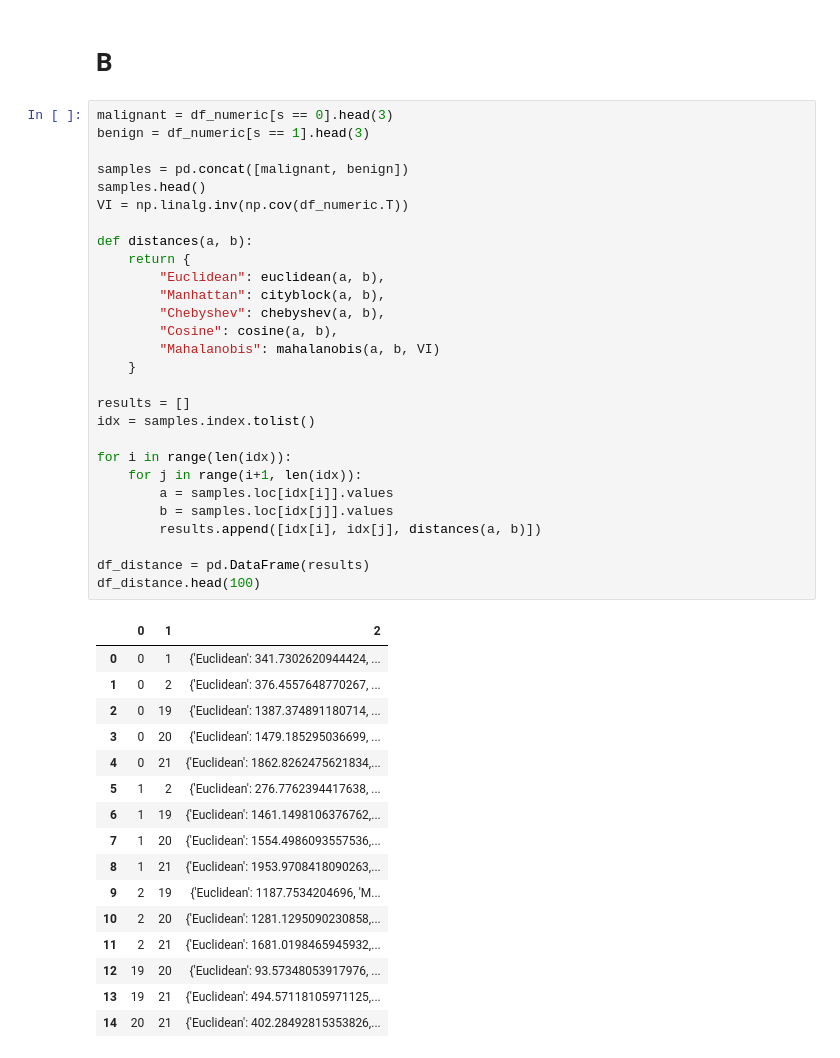
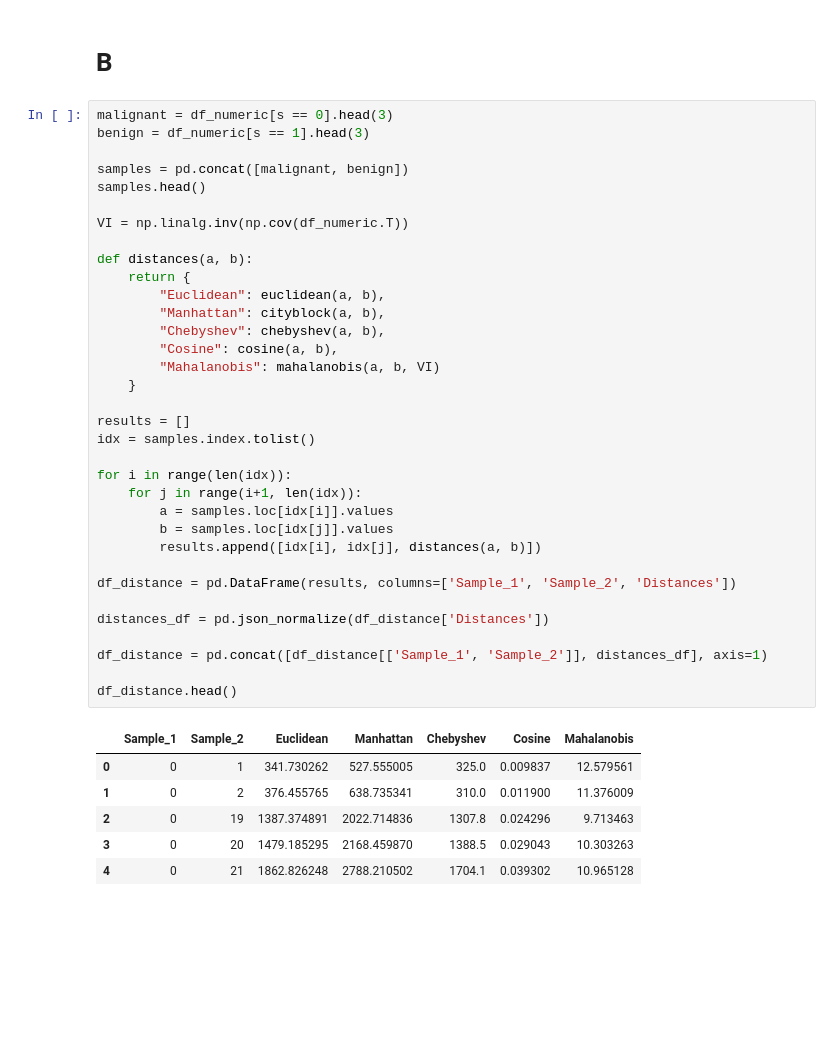
Before and after one commit to EbrahimNouri/AI_HW, a Jupyter notebook: HW6/HW6_2.ipynb, the cells around one changed output. Drawn from its saved outputs; the diff is of its cells as text; blank space fills up the shorter version.

```diff
--- a/HW6/HW6_2.ipynb
+++ b/HW6/HW6_2.ipynb
@@ -35,45 +22,41 @@ Length: 569, dtype: int64
 # %%
 malignant = df_numeric[s == 0].head(3)
 benign = df_numeric[s == 1].head(3)
 
 samples = pd.concat([malignant, benign])
 samples.head()
+
 VI = np.linalg.inv(np.cov(df_numeric.T))
 
 def distances(a, b):
     return {
         "Euclidean": euclidean(a, b),
         "Manhattan": cityblock(a, b),
         "Chebyshev": chebyshev(a, b),
         "Cosine": cosine(a, b),
         "Mahalanobis": mahalanobis(a, b, VI)
     }
 
 results = []
 idx = samples.index.tolist()
 
 for i in range(len(idx)):
     for j in range(i+1, len(idx)):
         a = samples.loc[idx[i]].values
         b = samples.loc[idx[j]].values
         results.append([idx[i], idx[j], distances(a, b)])
 
-df_distance = pd.DataFrame(results)
-df_distance.head(100)
+df_distance = pd.DataFrame(results, columns=['Sample_1', 'Sample_2', 'Distances'])
+
+distances_df = pd.json_normalize(df_distance['Distances'])
+
+df_distance = pd.concat([df_distance[['Sample_1', 'Sample_2']], distances_df], axis=1)
+
+df_distance.head()
 # %% [output]
-|  | 0 | 1 | 2 |
-| 0 | 0 | 1 | {'Euclidean': 341.7302620944424, ... |
-| 1 | 0 | 2 | {'Euclidean': 376.4557648770267, ... |
-| 2 | 0 | 19 | {'Euclidean': 1387.374891180714, ... |
-| 3 | 0 | 20 | {'Euclidean': 1479.185295036699, ... |
-| 4 | 0 | 21 | {'Euclidean': 1862.8262475621834,... |
-| 5 | 1 | 2 | {'Euclidean': 276.7762394417638, ... |
-| 6 | 1 | 19 | {'Euclidean': 1461.1498106376762,... |
-| 7 | 1 | 20 | {'Euclidean': 1554.4986093557536,... |
-| 8 | 1 | 21 | {'Euclidean': 1953.9708418090263,... |
-| 9 | 2 | 19 | {'Euclidean': 1187.7534204696, 'M... |
-| 10 | 2 | 20 | {'Euclidean': 1281.1295090230858,... |
-| 11 | 2 | 21 | {'Euclidean': 1681.0198465945932,... |
-| 12 | 19 | 20 | {'Euclidean': 93.57348053917976, ... |
-| 13 | 19 | 21 | {'Euclidean': 494.57118105971125,... |
-| 14 | 20 | 21 | {'Euclidean': 402.28492815353826,... |
+|  | Sample_1 | Sample_2 | Euclidean | Manhattan | Chebyshev | Cosine | Mahalanobis |
+| 0 | 0 | 1 | 341.730262 | 527.555005 | 325.0 | 0.009837 | 12.579561 |
+| 1 | 0 | 2 | 376.455765 | 638.735341 | 310.0 | 0.011900 | 11.376009 |
+| 2 | 0 | 19 | 1387.374891 | 2022.714836 | 1307.8 | 0.024296 | 9.713463 |
+| 3 | 0 | 20 | 1479.185295 | 2168.459870 | 1388.5 | 0.029043 | 10.303263 |
+| 4 | 0 | 21 | 1862.826248 | 2788.210502 | 1704.1 | 0.039302 | 10.965128 |
```
Also changed, not shown: parts of 1 cell of this notebook, 3 other files.
